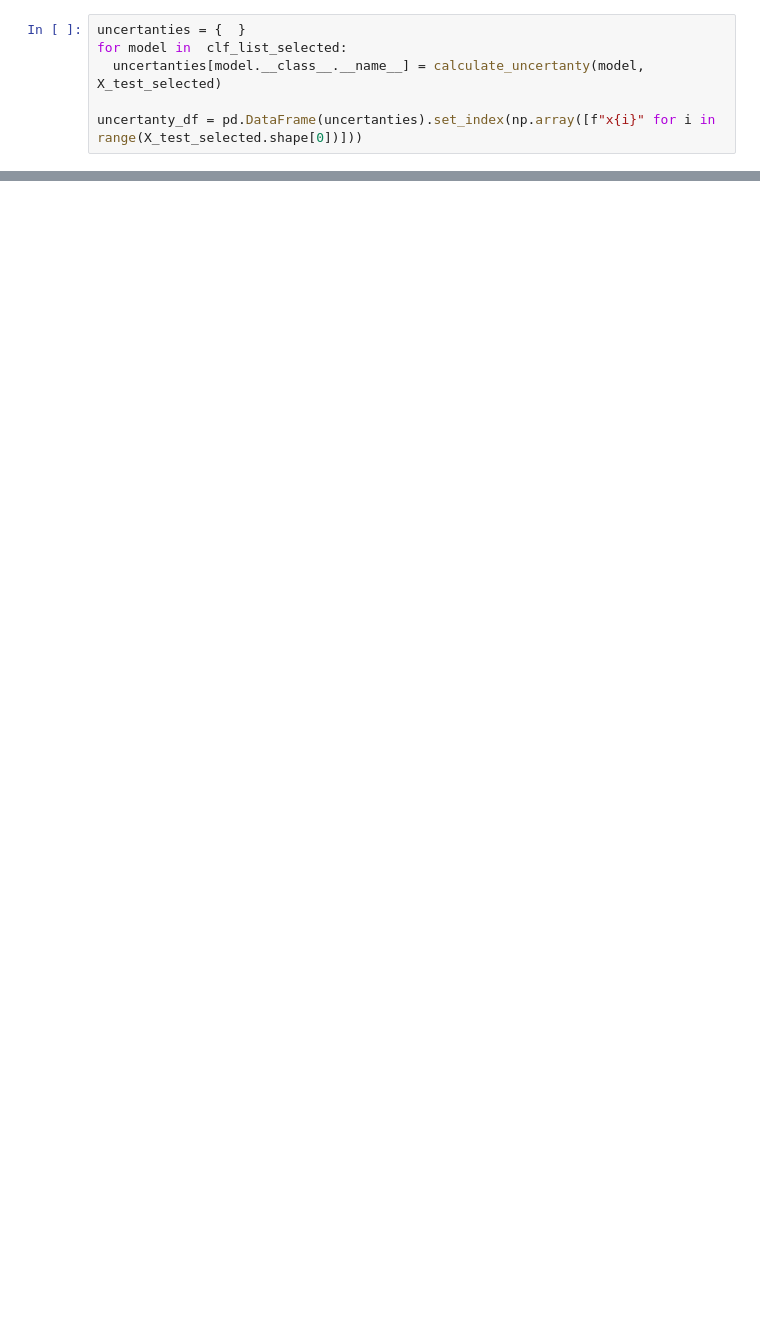
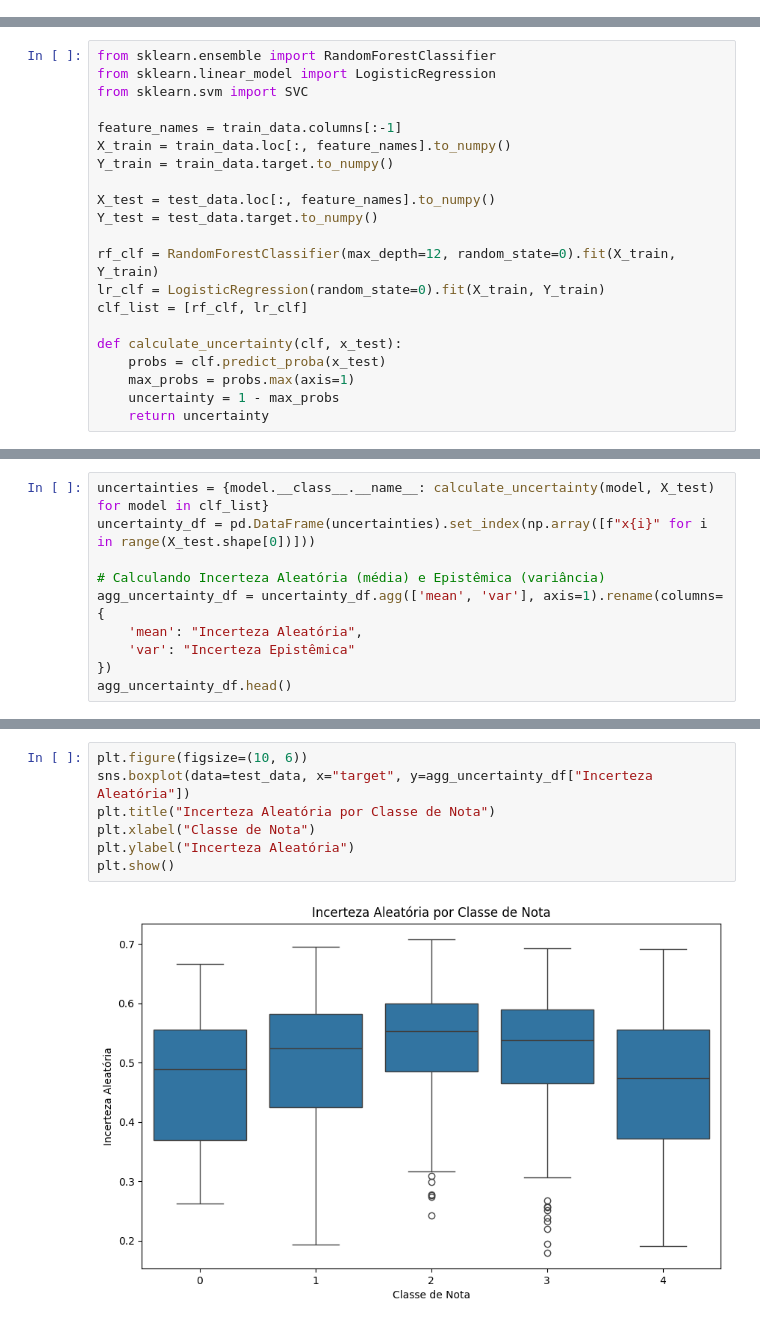
Before and after one commit to Tiagoblima/explanaible-essay-grading, a Jupyter notebook: notebooks/Essay Grade Classification - Parte 2.ipynb, the cells around one changed output, grey strips where cells are left out. Cells and saved outputs as stored; diff of their text form; blank space fills up the shorter version.

```diff
--- a/notebooks/Essay Grade Classification - Parte 2.ipynb
+++ b/notebooks/Essay Grade Classification - Parte 2.ipynb
@@ -116,6 +0,0 @@ clf_list_selected = [ rf_selected, lr_selected]
-# %%
-uncertanties = {  }
-for model in  clf_list_selected:
-  uncertanties[model.__class__.__name__] = calculate_uncertanty(model, X_test_selected)
-
-uncertanty_df = pd.DataFrame(uncertanties).set_index(np.array([f"x{i}" for i in range(X_test_selected.shape[0])]))
@@ -160,0 +64,21 @@ ValueError: Could not interpret value `adverbs_before_main_verb_ratio` for `x`.
+# %%
+from sklearn.ensemble import RandomForestClassifier
+from sklearn.linear_model import LogisticRegression
+from sklearn.svm import SVC
+
+feature_names = train_data.columns[:-1]
+X_train = train_data.loc[:, feature_names].to_numpy()
+Y_train = train_data.target.to_numpy()
+
+X_test = test_data.loc[:, feature_names].to_numpy()
+Y_test = test_data.target.to_numpy()
+
+rf_clf = RandomForestClassifier(max_depth=12, random_state=0).fit(X_train, Y_train)
+lr_clf = LogisticRegression(random_state=0).fit(X_train, Y_train)
+clf_list = [rf_clf, lr_clf]
+
+def calculate_uncertainty(clf, x_test):
+    probs = clf.predict_proba(x_test)
+    max_probs = probs.max(axis=1)
+    uncertainty = 1 - max_probs
+    return uncertainty
@@ -160,0 +95,10 @@ ValueError: Could not interpret value `adverbs_before_main_verb_ratio` for `x`.
+# %%
+uncertainties = {model.__class__.__name__: calculate_uncertainty(model, X_test) for model in clf_list}
+uncertainty_df = pd.DataFrame(uncertainties).set_index(np.array([f"x{i}" for i in range(X_test.shape[0])]))
+
+# Calculando Incerteza Aleatória (média) e Epistêmica (variância)
+agg_uncertainty_df = uncertainty_df.agg(['mean', 'var'], axis=1).rename(columns={
+    'mean': "Incerteza Aleatória",
+    'var': "Incerteza Epistêmica"
+})
+agg_uncertainty_df.head()
@@ -160,0 +180,9 @@ ValueError: Could not interpret value `adverbs_before_main_verb_ratio` for `x`.
+# %%
+plt.figure(figsize=(10, 6))
+sns.boxplot(data=test_data, x="target", y=agg_uncertainty_df["Incerteza Aleatória"])
+plt.title("Incerteza Aleatória por Classe de Nota")
+plt.xlabel("Classe de Nota")
+plt.ylabel("Incerteza Aleatória")
+plt.show()
+# %% [output]
+[figure, added]
```
Also changed, not shown: parts of 37 cells of this notebook, 1 other file.
